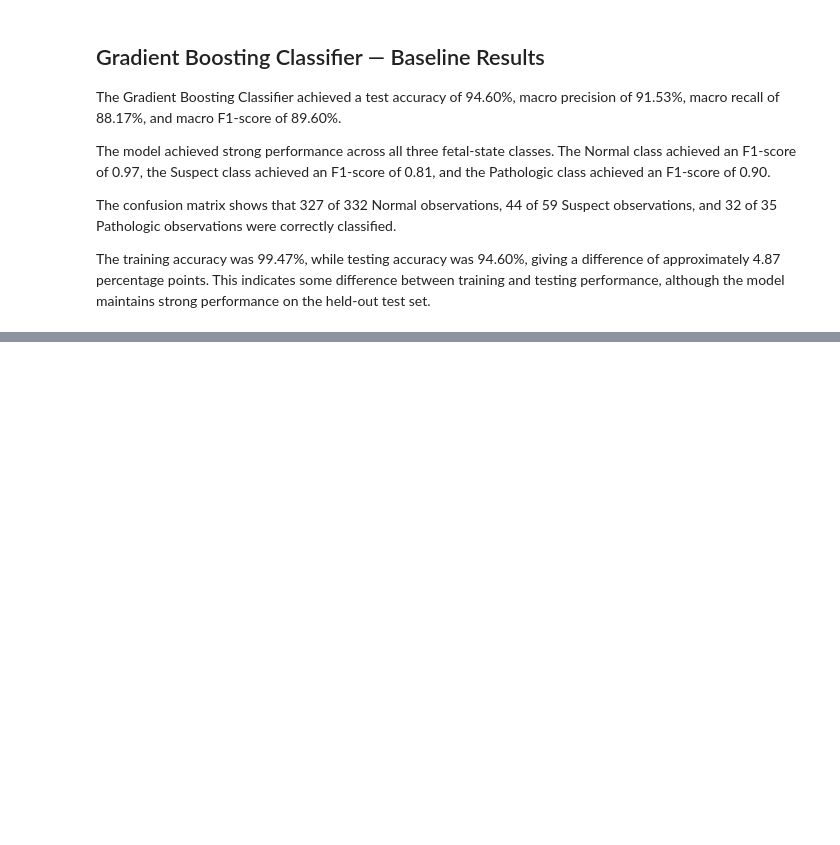
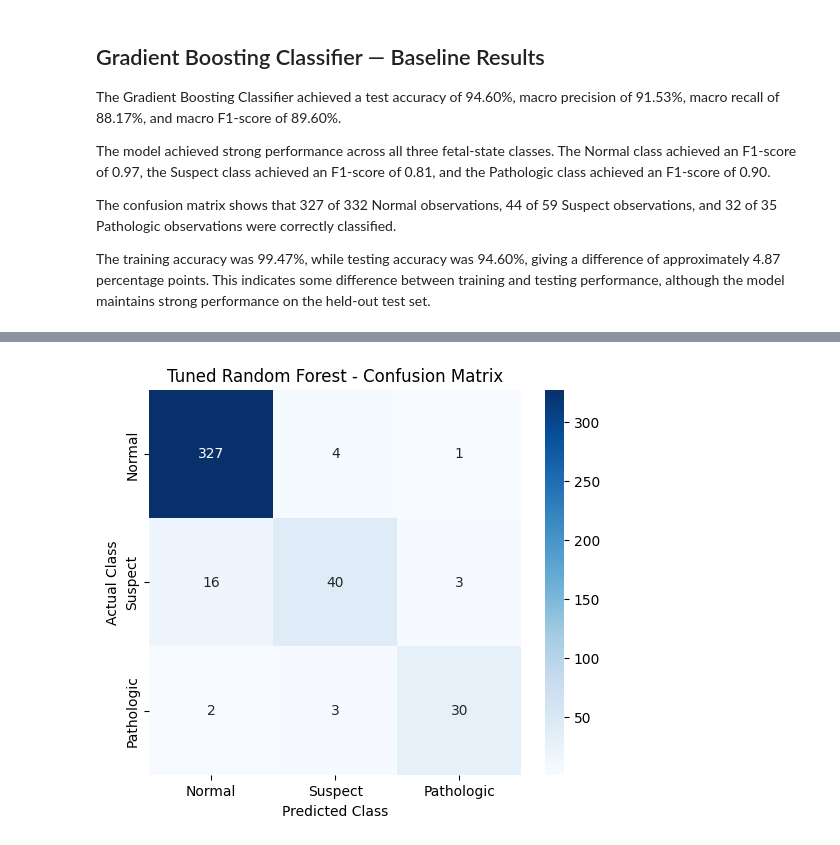
Before and after one commit to TechLearnr4S/ML_CAPSTONE, a Jupyter notebook: notebooks/classification.ipynb, the cells around one changed output, grey strips where cells are left out. Cells and saved outputs as stored; diff of their text form; code cells hidden in the pictures; blank space fills up the shorter version.

```diff
--- a/notebooks/classification.ipynb
+++ b/notebooks/classification.ipynb
@@ -2295,0 +2430,18 @@ plt.show()
+# %%
+param_grid_rf = {
+    "n_estimators": [50, 100, 150, 200, 300]
+}
+
+rf_base = RandomForestClassifier(
+    random_state=42
+)
+
+rf_grid = GridSearchCV(
+    estimator=rf_base,
+    param_grid=param_grid_rf,
+    cv=5,
+    scoring="f1_weighted",
+    n_jobs=-1
+)
+
+rf_grid.fit(X_train, y_train)
@@ -2295,0 +2464,6 @@ plt.show()
+# %%
+best_rf = rf_grid.best_estimator_
+
+y_pred_rf_tuned = best_rf.predict(X_test)
+
+y_prob_rf_tuned = best_rf.predict_proba(X_test)
@@ -2295,0 +2518,23 @@ plt.show()
+# %%
+cm_rf_tuned = confusion_matrix(
+    y_test,
+    y_pred_rf_tuned
+)
+
+plt.figure(figsize=(6, 5))
+
+sns.heatmap(
+    cm_rf_tuned,
+    annot=True,
+    fmt="d",
+    cmap="Blues",
+    xticklabels=["Normal", "Suspect", "Pathologic"],
+    yticklabels=["Normal", "Suspect", "Pathologic"]
+)
+
+plt.xlabel("Predicted Class")
+plt.ylabel("Actual Class")
+plt.title("Tuned Random Forest - Confusion Matrix")
+plt.show()
+# %% [output]
+[figure, added]
```
Also changed, not shown: parts of 63 cells of this notebook, 14 other files.
